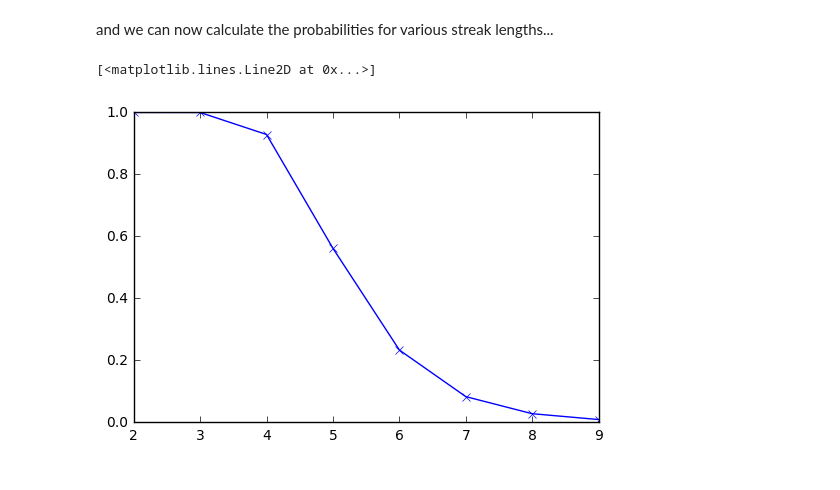
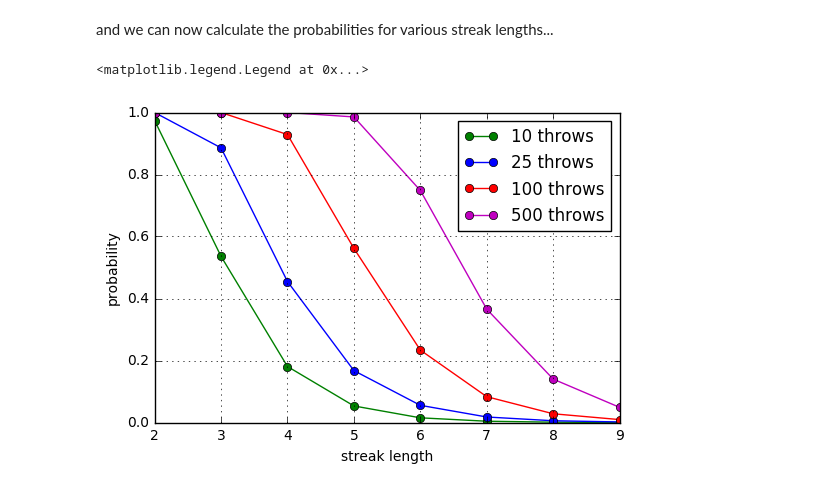
Before and after one commit to jaety/little-pieces, a Jupyter notebook: py/Rock Paper Scissors.ipynb, the cells around one changed output. Drawn from its saved outputs; the diff is of its cells as text; code cells hidden in the pictures.

```diff
--- a/py/Rock Paper Scissors.ipynb
+++ b/py/Rock Paper Scissors.ipynb
@@ -63,12 +63,17 @@ def prob_of_run(streak_length, num_throws):
     return (tm_n * starting_vec)[streak_length-1, 0]
 # %% [markdown]
 and we can now calculate the probabilities for various streak lengths...
-# %%
-streak_lengths = range(2,10)
-num_throws = 100
-probs = [prob_of_run(i, num_throws) for i in streak_lengths]
-
-plt.plot(streak_lengths, probs, 'bx-')
-# %% [output]
-[<matplotlib.lines.Line2D at 0x...>]
-[figure, removed]
+# %%
+streak_lengths = range(2,10)
+num_throws = [10, 25, 100, 500]
+probs = [[prob_of_run(i, curr_throws) for i in streak_lengths] for curr_throws in num_throws]
+line_fmts = ["go-","bo-","ro-", 'mo-']
+for throws, prob, fmt in zip(num_throws, probs, line_fmts):
+    plt.plot(streak_lengths, prob, fmt)
+plt.ylabel("probability")
+plt.xlabel("streak length")
+plt.grid()
+plt.legend(["%d throws" % i for i in num_throws])
+# %% [output]
+<matplotlib.legend.Legend at 0x...>
+[figure, added]
```
